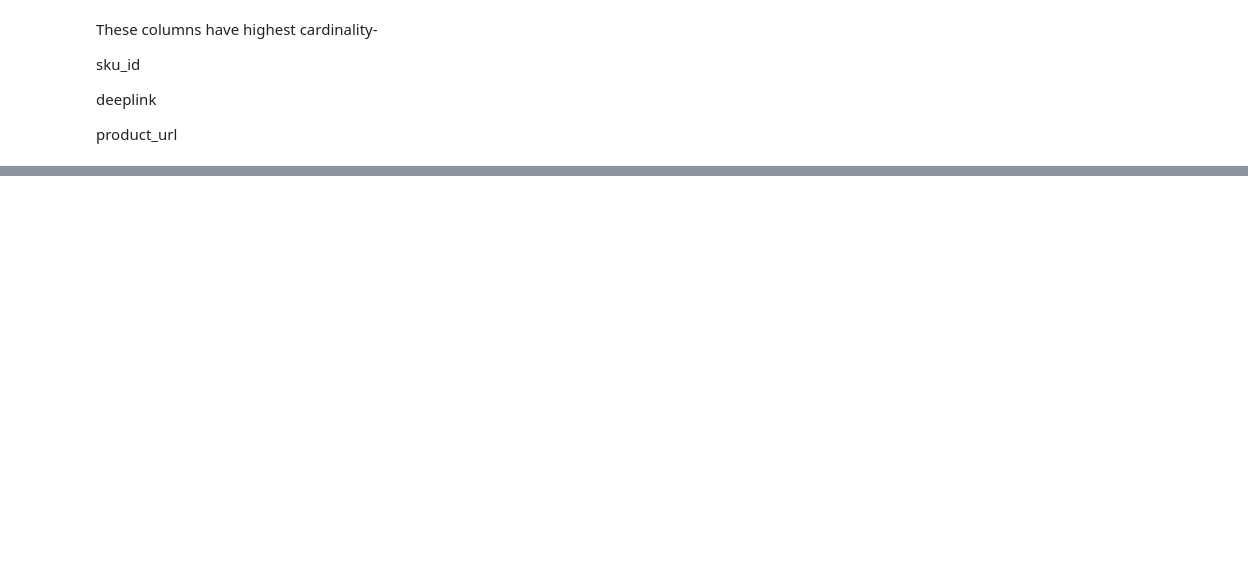
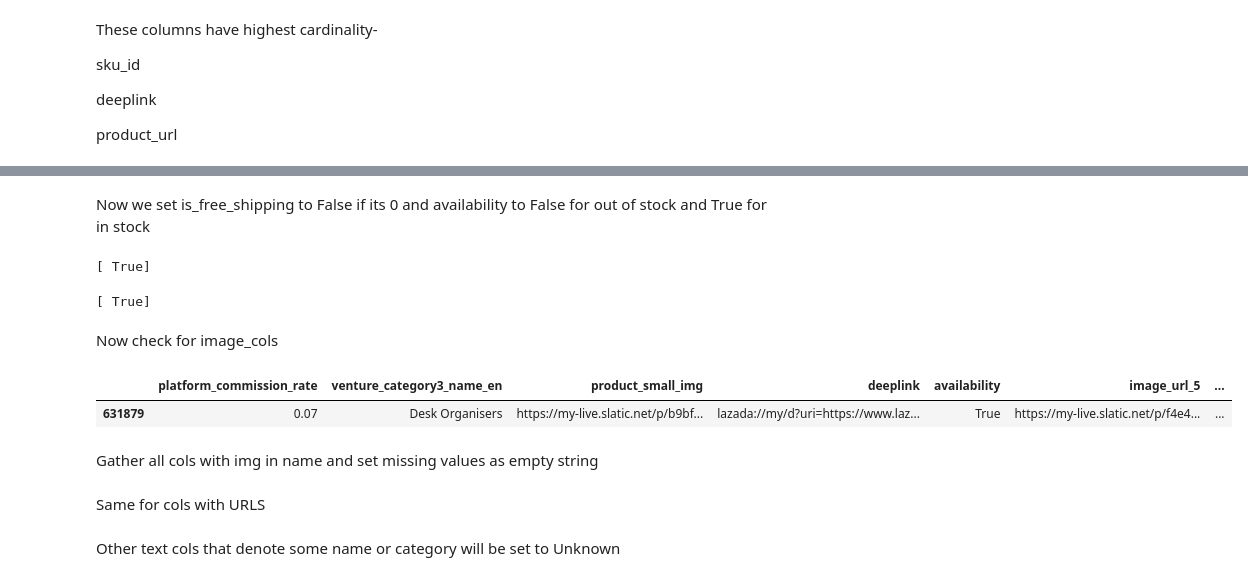
Before and after one commit to akshaypx/assignment, a Jupyter notebook: notebooks/EDA_dataset.ipynb, the cells around one changed output, grey strips where cells are left out. Drawn from its saved outputs; the diff is of its cells as text; code cells hidden in the pictures; blank space fills up the shorter version.

```diff
--- a/notebooks/EDA_dataset.ipynb
+++ b/notebooks/EDA_dataset.ipynb
@@ -163,0 +198,10 @@ product_url
+# %%
+num_cols=[
+    'platform_commission_rate', 'product_commission_rate',
+    'bonus_commission_rate', 'promotion_price', 'current_price',
+    'price', 'discount_percentage', 'number_of_reviews',
+    'rating_avg_value', 'seller_rating'
+]
+# %%
+for col in num_cols:
+    df[col] = pd.to_numeric(df[col], errors='coerce').fillna(0.0)
@@ -163,0 +218,23 @@ product_url
+# %% [markdown]
+Now we set is_free_shipping to False if its 0 and availability to False for out of stock and True for in stock
+# %%
+df['is_free_shipping'] = df['is_free_shipping'].fillna('0').astype(bool)
+df['availability'] = df['availability'].fillna('out of stock')
+df['availability'] = df['availability'].map({'in stock': True, 'out of stock': False})
+# %%
+print(df['availability'].unique())
+# %% [output]
+[ True]
+# %%
+print(df['is_free_shipping'].unique())
+# %% [output]
+[ True]
+# %% [markdown]
+Now check for image_cols
+# %%
+df.sample()
+# %% [output]
+|  | platform_commission_rate | venture_category3_name_en | product_small_img | deeplink | availability | image_url_5 | ... |
+| 631879 | 0.07 | Desk Organisers | https://my-live.slatic.net/p/b9bf... | lazada://my/d?uri=https://www.laz... | True | https://my-live.slatic.net/p/f4e4... | ... |
+# %% [markdown]
+Gather all cols with img in name and set missing values as empty string
@@ -163,0 +244,2 @@ product_url
+# %% [markdown]
+Same for cols with URLS
@@ -163,0 +250,2 @@ product_url
+# %% [markdown]
+Other text cols that denote some name or category will be set to Unknown
```
Also changed, not shown: parts of 38 cells of this notebook.
